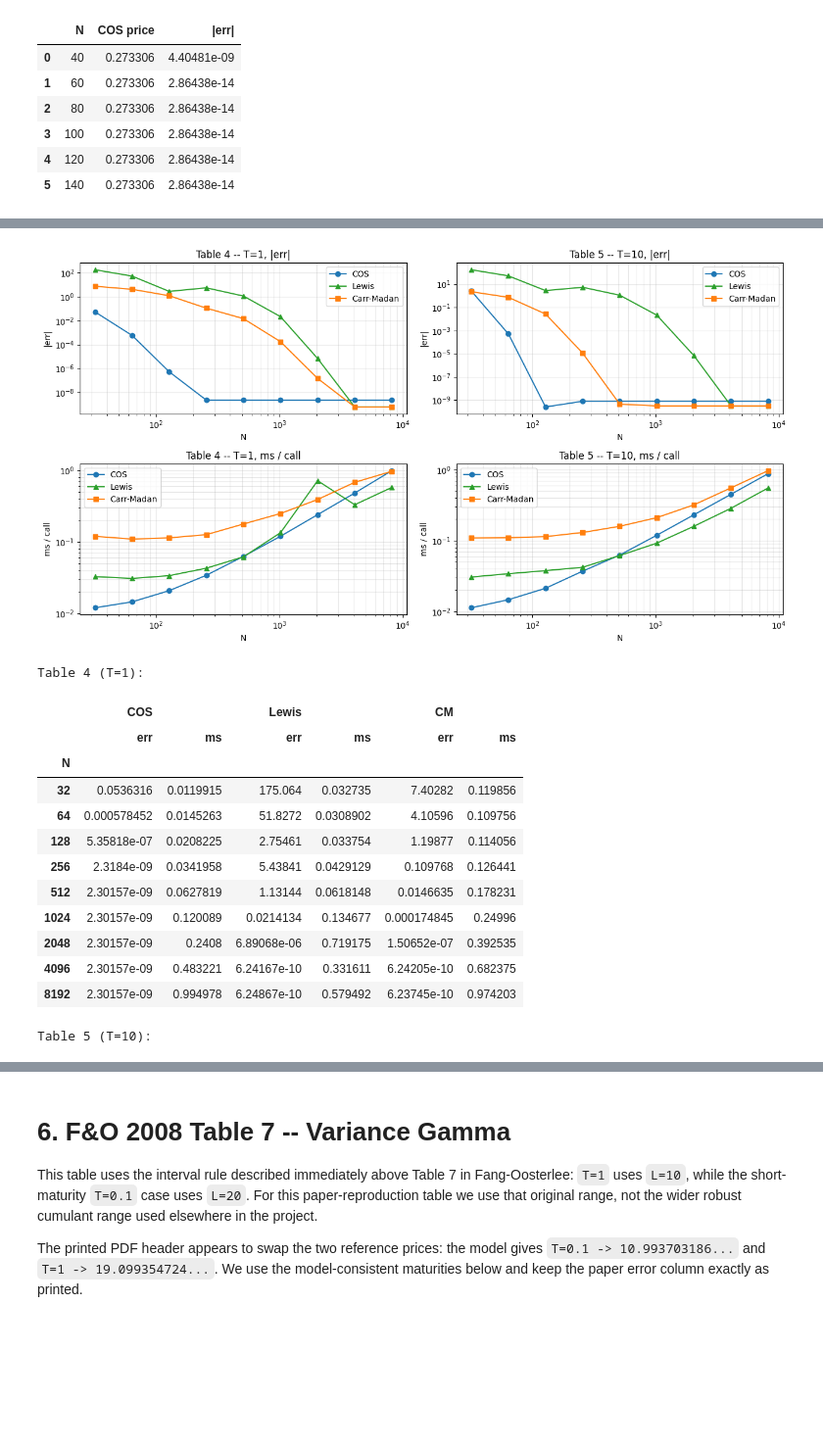
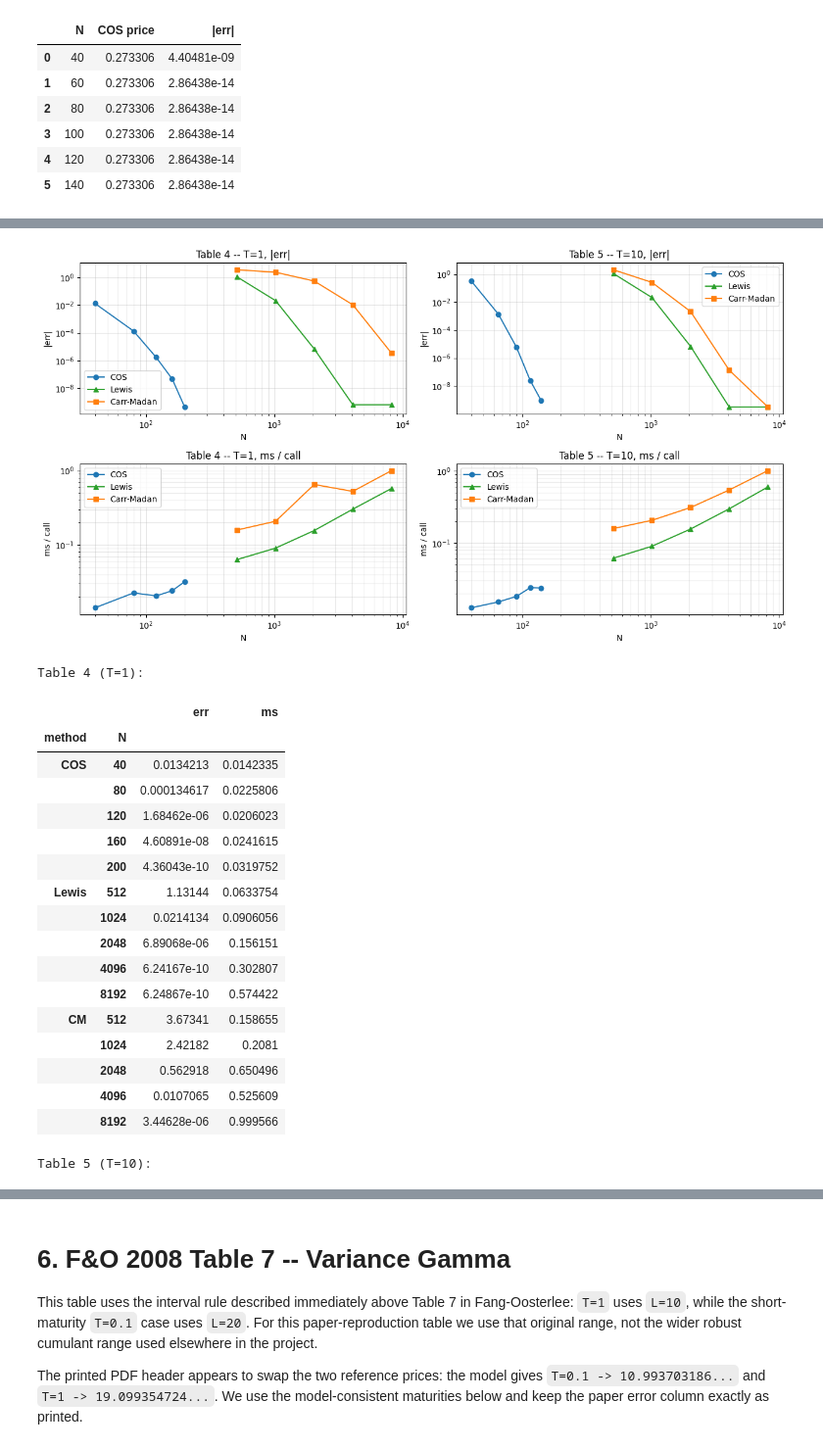
Before and after one commit to ee2625/fourier-cosine-option-pricing, a Jupyter notebook: notebooks/tests.ipynb, the cells around one changed output, grey strips where cells are left out. Shown at 98% size. Saved outputs shown, nothing was run; the diff lists cells and outputs as text; code cells hidden in the pictures; blank space fills up the shorter version.

```diff
--- a/notebooks/tests.ipynb
+++ b/notebooks/tests.ipynb
@@ -192,12 +194,12 @@ $S = 100$, $K \in \{80, 100, 120\}$, $r = 0.1$, $q = 0$, $T = 0.1$, $\sigma = 0.
 # %%
 from cos_pricing.carr_madan import carr_madan_price
+from cos_pricing.lewis import lewis_price
 
 sig, r, q, T, S = 0.25, 0.1, 0.0, 0.1, 100.0
 strikes_t2 = np.array([80.0, 100.0, 120.0])
 ref_t2     = bsm_price(strikes_t2, S, sig, T, r, q, cp=+1)
 
 m_cos  = BsmCos (sigma=sig, intr=r, divr=q)
-m_fft  = pf.BsmFft(sigma=sig, intr=r, divr=q)   # Lewis (Simpson)
 m_frft = BsmFrft(sigma=sig, intr=r, divr=q)     # FrFT
 fwd2   = S * np.exp((r - q) * T)
 df2    = np.exp(-r * T)
@@ -208,13 +210,15 @@ for N in [32, 64, 128, 256, 512]:
     m_cos.n_cos = N
     cos_e, cos_ms = bench(lambda: m_cos.price(strikes_t2, S, T, cp=+1), ref_t2)
 
-    m_fft.n_x = N
-    lw_e, lw_ms = bench(lambda: m_fft.price(strikes_t2, S, T, cp=+1), ref_t2)
+    lw_e, lw_ms = bench(lambda: lewis_price(cf_bsm, T, strikes_t2, fwd2, df2, cp=+1, n_quad=N), ref_t2)
 
     m_frft.n_frft, m_frft.eta_frft, m_frft.lambda_frft = N, 100.0 / N, 0.005
     fr_e, fr_ms = bench(lambda: m_frft.price_frft(strikes_t2, S, T, cp=+1), ref_t2)
 
-    cm_e, cm_ms = bench(lambda: carr_madan_price(cf_bsm, T, strikes_t2, fwd2, df2, cp=+1, N=N), ref_t2)
+    cm_e, cm_ms = bench(
+        lambda: carr_madan_price(cf_bsm, T, strikes_t2, fwd2, df2, cp=+1, N=N, eta_grid=100.0 / N),
+        ref_t2,
+    )
 
     rows.append((N, cos_e, cos_ms, lw_e, lw_ms, fr_e, fr_ms, cm_e, cm_ms))
 
@@ -228,10 +232,10 @@ err_cols, ms_cols = ["COS err", "Lewis err", "FrFT err", "CM err"], ["COS ms", "
 
 fig, (a1, a2) = plt.subplots(1, 2, figsize=(12, 4))
 for (lbl, st, col), ec, mc in zip(methods, err_cols, ms_cols):
-    a1.semilogy(df_t2["N"], df_t2[ec], st, label=lbl, color=col)
+    a1.semilogy(df_t2["N"], plot_values(df_t2[ec], ec), st, label=lbl, color=col)
     a2.plot    (df_t2["N"], df_t2[mc], st, label=lbl, color=col)
 a1.set(xlabel="N", ylabel="max |err|", title="Error vs N"); a1.grid(True, which="both", alpha=0.3); a1.legend()
 a2.set(xlabel="N", ylabel="ms / call", title="Runtime vs N"); a2.grid(True, alpha=0.3); a2.legend()
-fig.suptitle("Table 2 -- BSM: four pyfeng Fourier pricers", y=1.02); fig.tight_layout(); plt.show()
-df_t2
+fig.suptitle("Table 2 -- BSM: four Fourier pricers", y=1.02); fig.tight_layout(); plt.show()
+display_error_table(df_t2)
 # %% [output]
@@ -296,11 +302,21 @@ PAPER  = dict(sigma=0.0175, vov=0.5751, mr=1.5768, theta=0.0398,
                rho=-0.5711, intr=0.0, divr=0.0)
 S0, K  = 100.0, 100.0
 REFS   = {1.0: 5.785155435, 10.0: 22.318945791474590}
-N_ALL  = [32, 64, 128, 256, 512, 1024, 2048, 4096, 8192]
+N_COS_H = {1.0: [40, 80, 120, 160, 200], 10.0: [40, 65, 90, 115, 140]}
+N_FFT_H = [512, 1024, 2048, 4096, 8192]
+CM_VMAX_H = {1.0: 1200.0, 10.0: 500.0}
 
 m_cos = HestonCos(**PAPER)             # COS
-m_lw  = pf.HestonFft(**PAPER)          # Lewis (Simpson on u + i/2)
+m_lw  = pf.HestonFft(**PAPER)          # Lewis/FFT diagnostic from PyFENG
 m_cf  = HestonCos(**PAPER)             # pyfeng's charfunc_logprice is already in log(S/F)
+
+def _method_table(named_frames, err_name="err"):
+    frames = []
+    for name, df in named_frames:
+        frame = df.copy()
+        frame.insert(0, "method", name)
+        frames.append(frame)
+    return pd.concat(frames, ignore_index=True).set_index(["method", "N"])
 
 def heston_sweep(T):
     ref = REFS[T]
@@ -309,52 +325,61 @@ def heston_sweep(T):
     cf  = lambda u: m_cf.charfunc_logprice(u, T)
 
     rows_cos, rows_lw, rows_cm = [], [], []
-    for N in N_ALL:
+    for N in N_COS_H[T]:
         m_cos.n_cos = N
         e, ms = bench(lambda: m_cos.price(K, S0, T, cp=+1), ref)
         rows_cos.append((N, e, ms))
 
+    for N in N_FFT_H:
         m_lw.n_x = N
         e, ms = bench(lambda: m_lw.price(K, S0, T, cp=+1), ref)
         rows_lw.append((N, e, ms))
 
-        e, ms = bench(lambda: carr_madan_price(cf, T, K, fwd, df, cp=+1, N=N), ref)
+        e, ms = bench(
+            lambda: carr_madan_price(cf, T, K, fwd, df, cp=+1, N=N, eta_grid=CM_VMAX_H[T] / N),
+            ref,
+        )
         rows_cm.append((N, e, ms))
     return (pd.DataFrame(rows_cos, columns=["N", "err", "ms"]),
             pd.DataFrame(rows_lw,  columns=["N", "err", "ms"]),
             pd.DataFrame(rows_cm,  columns=["N", "err", "ms"]))
 
 t4_cos, t4_lw, t4_cm = heston_sweep(1.0)
 t5_cos, t5_lw, t5_cm = heston_sweep(10.0)
 
 fig, axs = plt.subplots(2, 2, figsize=(13, 7))
 for col, (T, dfs) in enumerate([(1.0, (t4_cos, t4_lw, t4_cm)), (10.0, (t5_cos, t5_lw, t5_cm))]):
     cos_d, lw_d, cm_d = dfs
     for ax, ycol, ylabel in [(axs[0, col], "err", "|err|"), (axs[1, col], "ms", "ms / call")]:
-        ax.loglog(cos_d["N"], cos_d[ycol], "o-", label="COS",        color="#1f77b4")
-        ax.loglog(lw_d ["N"], lw_d [ycol], "^-", label="Lewis",      color="#2ca02c")
-        ax.loglog(cm_d ["N"], cm_d [ycol], "s-", label="Carr-Madan", color="#ff7f0e")
+        ax.loglog(cos_d["N"], plot_values(cos_d[ycol], ycol), "o-", label="COS",        color="#1f77b4")
+        ax.loglog(lw_d ["N"], plot_values(lw_d [ycol], ycol), "^-", label="Lewis",      color="#2ca02c")
+        ax.loglog(cm_d ["N"], plot_values(cm_d [ycol], ycol), "s-", label="Carr-Madan", color="#ff7f0e")
         ax.set(xlabel="N", ylabel=ylabel, title=f"Table {4 if T==1.0 else 5} -- T={T:g}, {ylabel}")
         ax.grid(True, which="both", alpha=0.3); ax.legend()
 fig.tight_layout(); plt.show()
 
 print("Table 4 (T=1):")
-display(pd.concat({"COS": t4_cos.set_index("N"), "Lewis": t4_lw.set_index("N"), "CM": t4_cm.set_index("N")}, axis=1))
+display_error_table(_method_table([("COS", t4_cos), ("Lewis", t4_lw), ("CM", t4_cm)]))
 print("Table 5 (T=10):")
-pd.concat({"COS": t5_cos.set_index("N"), "Lewis": t5_lw.set_index("N"), "CM": t5_cm.set_index("N")}, axis=1)
+display_error_table(_method_table([("COS", t5_cos), ("Lewis", t5_lw), ("CM", t5_cm)]))
 # %% [output]
-[figure, old version]
+[figure, new version]
 Table 4 (T=1):
-|  | COS |  | Lewis |  | CM |  |
-|  | err | ms | err | ms | err | ms |
-| N |  |  |  |  |  |  |
-| 32 | 0.0536316 | 0.0119915 | 175.064 | 0.032735 | 7.40282 | 0.119856 |
-| 64 | 0.000578452 | 0.0145263 | 51.8272 | 0.0308902 | 4.10596 | 0.109756 |
-| 128 | 5.35818e-07 | 0.0208225 | 2.75461 | 0.033754 | 1.19877 | 0.114056 |
-| 256 | 2.3184e-09 | 0.0341958 | 5.43841 | 0.0429129 | 0.109768 | 0.126441 |
-| 512 | 2.30157e-09 | 0.0627819 | 1.13144 | 0.0618148 | 0.0146635 | 0.178231 |
-| 1024 | 2.30157e-09 | 0.120089 | 0.0214134 | 0.134677 | 0.000174845 | 0.24996 |
-| 2048 | 2.30157e-09 | 0.2408 | 6.89068e-06 | 0.719175 | 1.50652e-07 | 0.392535 |
-| 4096 | 2.30157e-09 | 0.483221 | 6.24167e-10 | 0.331611 | 6.24205e-10 | 0.682375 |
-| 8192 | 2.30157e-09 | 0.994978 | 6.24867e-10 | 0.579492 | 6.23745e-10 | 0.974203 |
+|  |  | err | ms |
+| method | N |  |  |
+| COS | 40 | 0.0134213 | 0.0142335 |
+|  | 80 | 0.000134617 | 0.0225806 |
+|  | 120 | 1.68462e-06 | 0.0206023 |
+|  | 160 | 4.60891e-08 | 0.0241615 |
+|  | 200 | 4.36043e-10 | 0.0319752 |
+| Lewis | 512 | 1.13144 | 0.0633754 |
+|  | 1024 | 0.0214134 | 0.0906056 |
+|  | 2048 | 6.89068e-06 | 0.156151 |
+|  | 4096 | 6.24167e-10 | 0.302807 |
+|  | 8192 | 6.24867e-10 | 0.574422 |
+| CM | 512 | 3.67341 | 0.158655 |
+|  | 1024 | 2.42182 | 0.2081 |
+|  | 2048 | 0.562918 | 0.650496 |
+|  | 4096 | 0.0107065 | 0.525609 |
+|  | 8192 | 3.44628e-06 | 0.999566 |
 Table 5 (T=10):
```
Also changed, not shown: parts of 8 cells of this notebook, 5 other files.
